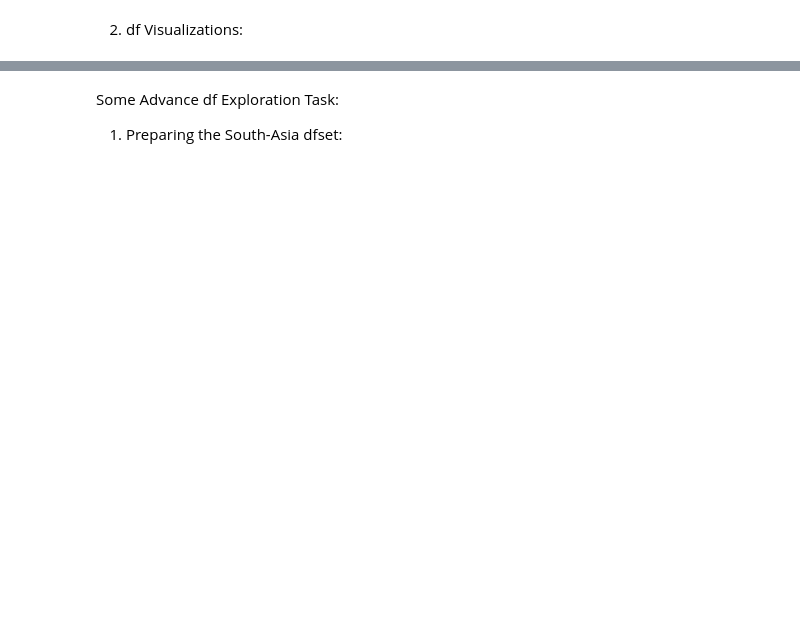
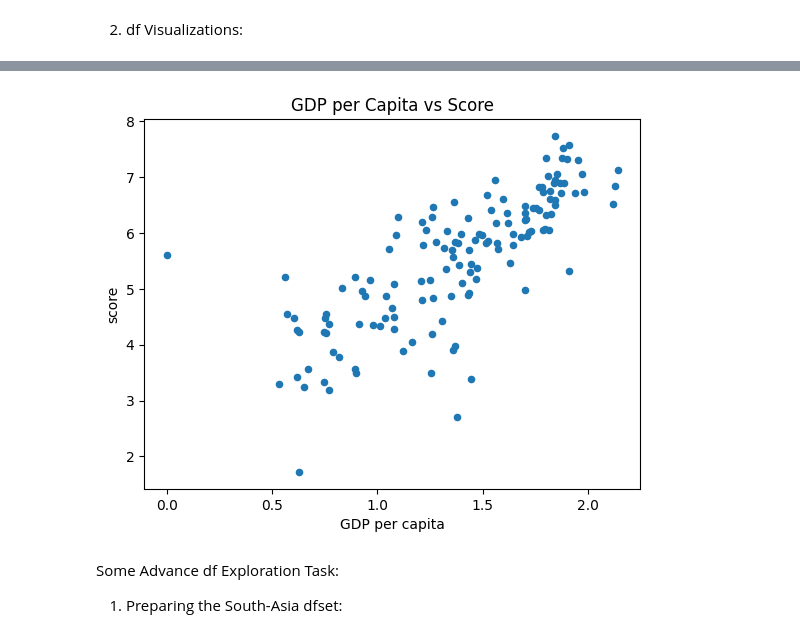
Before and after one commit to aanalala/Concepts-of-AI, a Jupyter notebook: 2418332_Sarthak_K.C._.ipynb, the cells around one changed output, grey strips where cells are left out. Cells and saved outputs as stored; diff of their text form; code cells hidden in the pictures; blank space fills up the shorter version.

```diff
--- a/2418332_Sarthak_K.C._.ipynb
+++ b/2418332_Sarthak_K.C._.ipynb
@@ -30,3 +183,9 @@ ModuleNotFoundError: No module named 'pandas'
+# %%
+#Scatter Plot: Plot a scatter plot between GDP per Capita and Score to visualize their relationship.
+df.plot(x='Log GDP per capita',xlabel="GDP per capita", y='score', kind='scatter', title='GDP per Capita vs Score')
+plt.show()
+# %% [output]
+[figure, added]
 # %% [markdown]
 Some Advance df Exploration Task:
 
```
Also changed, not shown: parts of 35 cells of this notebook.
